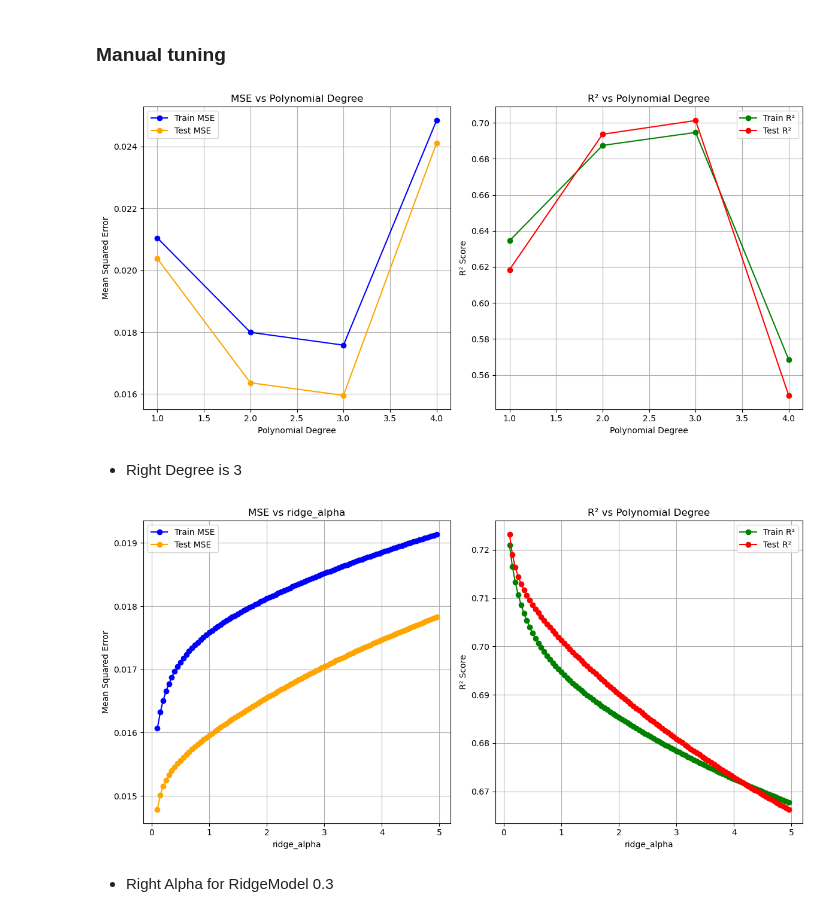
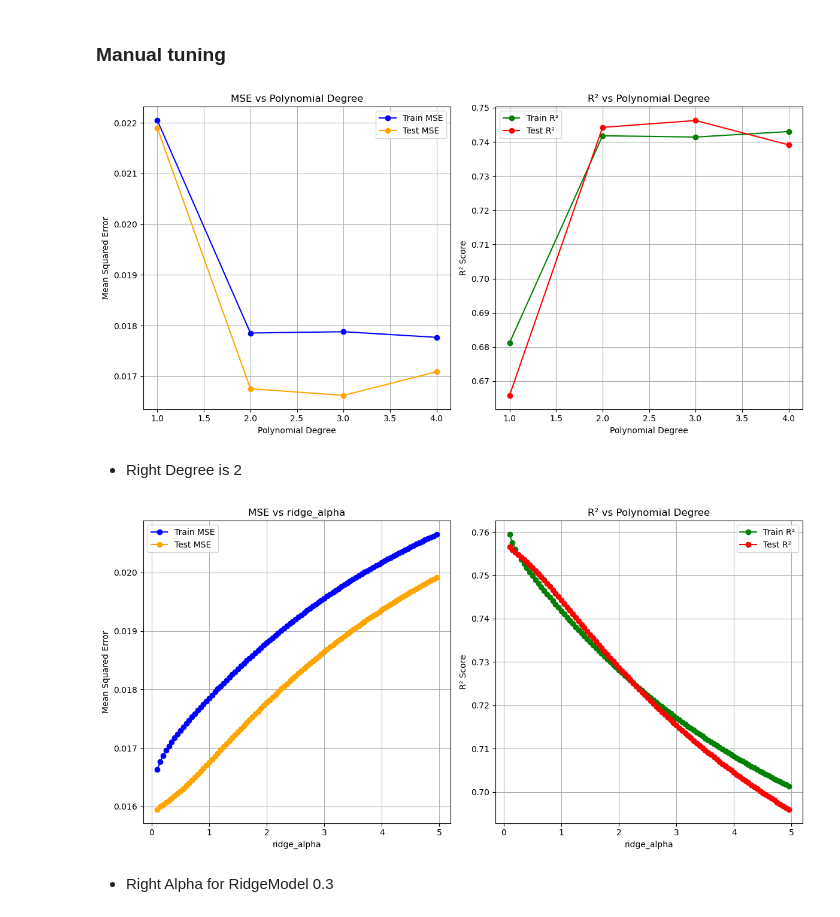
Before and after one commit to aash1999/Commercial-Buildings-Energy-Consumption-Survey, a Jupyter notebook: codes/EDAQ3_Aakash.ipynb, the cells around one changed output. Saved outputs shown, nothing was run; the diff lists cells and outputs as text; code cells hidden in the pictures.

Commit message:
sqrt transformation

```diff
--- a/codes/EDAQ3_Aakash.ipynb
+++ b/codes/EDAQ3_Aakash.ipynb
@@ -116,6 +116,10 @@ def DataPreProcessing(df, cat_cols, cont_cols, category_map):
     columns_to_check = [ target_col]
 
     df = remove_outliers(df, columns_to_check)
+    # df[target_col] = np.log1p(df[target_col])
+    df[target_col] = np.sqrt(df[target_col])
+    from scipy.stats import boxcox
+    # df[target_col], fitted_lambda = boxcox(df[target_col])
 
     imputer = KNNImputer(n_neighbors=15)
     df_imputed = pd.DataFrame(imputer.fit_transform(df[cat_cols + cont_cols]), columns=cat_cols + cont_cols)
@@ -786,9 +790,9 @@ plt.grid()
 plt.tight_layout()
 plt.show()
 # %% [output]
-[figure, old version]
+[figure, new version]
 # %% [markdown]
-- Right Degree is 3
+- Right Degree is 2
 # %%
 import matplotlib.pyplot as plt
 
@@ -803,7 +807,7 @@ ridge_alpha = np.arange(0.1, 5, 0.05)
 
 for alpha in ridge_alpha:
     # Generate polynomial features of the current degree
-    df_transformed = feature_engineering(df_encoded, cat_cols, cont_cols, target_col, poly_degree=3)
+    df_transformed = feature_engineering(df_encoded, cat_cols, cont_cols, target_col, poly_degree=2)
 
     # Identify significant features using OLS
     significant_features = run_ols(df_transformed, target_col, False)
@@ -825,34 +829,34 @@ for alpha in ridge_alpha:
     mse_test_results.append(mse_test)
     r2_train_results.append(r2_train)
     r2_test_results.append(r2_test)
 
 # Plot MSE and R² for training and testing sets
 plt.figure(figsize=(12, 6))
 
 # Plot MSE
 plt.subplot(1, 2, 1)
 plt.plot(ridge_alpha, mse_train_results, marker='o', label='Train MSE', color='blue')
 plt.plot(ridge_alpha, mse_test_results, marker='o', label='Test MSE', color='orange')
 plt.title('MSE vs ridge_alpha')
 plt.xlabel('ridge_alpha')
 plt.ylabel('Mean Squared Error')
 plt.legend()
 plt.grid()
 
 # Plot R²
 plt.subplot(1, 2, 2)
 plt.plot(ridge_alpha, r2_train_results, marker='o', label='Train R²', color='green')
 plt.plot(ridge_alpha, r2_test_results, marker='o', label='Test R²', color='red')
 plt.title('R² vs Polynomial Degree')
 plt.xlabel('ridge_alpha')
 plt.ylabel('R² Score')
 plt.legend()
 plt.grid()
 
 plt.tight_layout()
 plt.show()
 # %% [output]
-[figure, old version]
+[figure, new version]
 # %% [markdown]
 - Right Alpha for RidgeModel 0.3
 # %%
```
Also changed, not shown: parts of 8 cells of this notebook.
